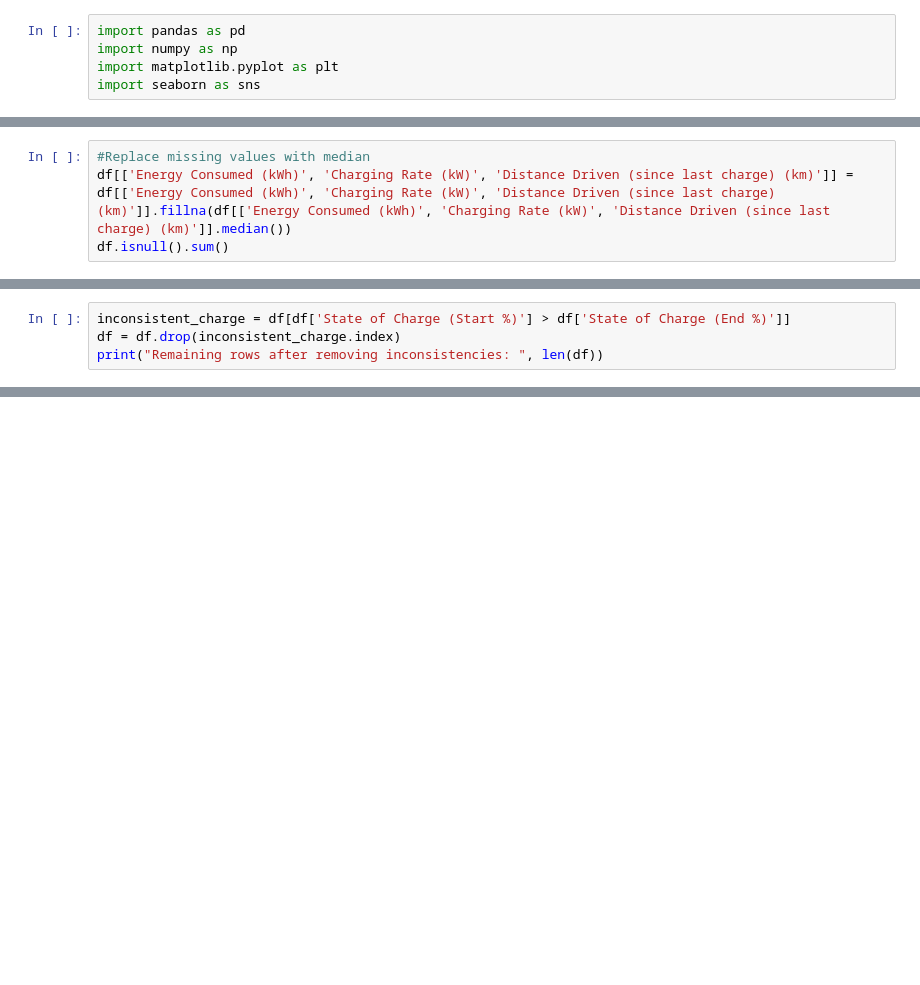
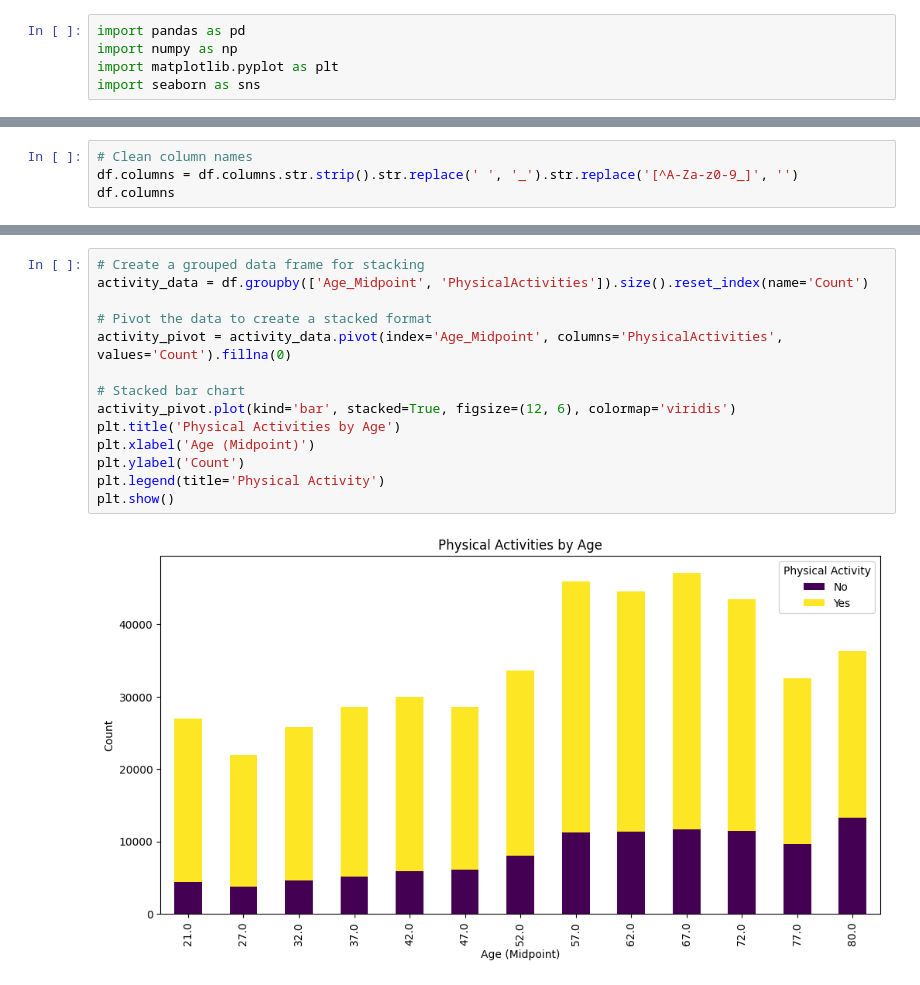
Before and after one commit to celestinesheum/MY-DAC-Curriculum, a Jupyter notebook: Internal_Project/Internal_Project_draft_1.ipynb, the cells around one changed output, grey strips where cells are left out. Drawn from its saved outputs; the diff is of its cells as text; blank space fills up the shorter version.

```diff
--- a/Internal_Project/Internal_Project_draft_1.ipynb
+++ b/Internal_Project/Internal_Project_draft_1.ipynb
@@ -63,5 +69 @@ User Type                                    0
 dtype: int64
-# %%
-#Replace missing values with median
-df[['Energy Consumed (kWh)', 'Charging Rate (kW)', 'Distance Driven (since last charge) (km)']] = df[['Energy Consumed (kWh)', 'Charging Rate (kW)', 'Distance Driven (since last charge) (km)']].fillna(df[['Energy Consumed (kWh)', 'Charging Rate (kW)', 'Distance Driven (since last charge) (km)']].median())
-df.isnull().sum()
@@ -86,4 +69,0 @@ dtype: int64
-# %%
-inconsistent_charge = df[df['State of Charge (Start %)'] > df['State of Charge (End %)']]
-df = df.drop(inconsistent_charge.index)
-print("Remaining rows after removing inconsistencies: ", len(df))
@@ -93,0 +70,4 @@ df.to_csv('cleaned_data.csv', index=False)
+# %%
+# Clean column names
+df.columns = df.columns.str.strip().str.replace(' ', '_').str.replace('[^A-Za-z0-9_]', '')
+df.columns
@@ -93,0 +143,16 @@ df.to_csv('cleaned_data.csv', index=False)
+# %%
+# Create a grouped data frame for stacking
+activity_data = df.groupby(['Age_Midpoint', 'PhysicalActivities']).size().reset_index(name='Count')
+
+# Pivot the data to create a stacked format
+activity_pivot = activity_data.pivot(index='Age_Midpoint', columns='PhysicalActivities', values='Count').fillna(0)
+
+# Stacked bar chart
+activity_pivot.plot(kind='bar', stacked=True, figsize=(12, 6), colormap='viridis')
+plt.title('Physical Activities by Age')
+plt.xlabel('Age (Midpoint)')
+plt.ylabel('Count')
+plt.legend(title='Physical Activity')
+plt.show()
+# %% [output]
+[figure, added]
```
Also changed, not shown: parts of 17 cells of this notebook, 4 other files.
